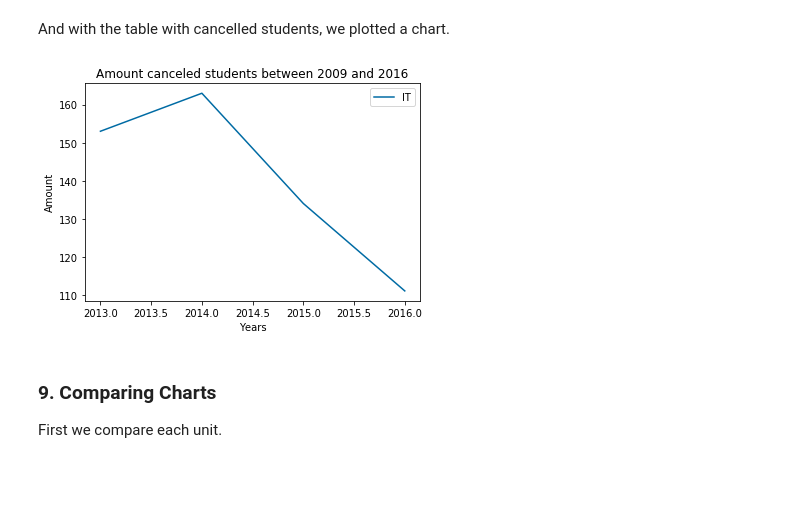
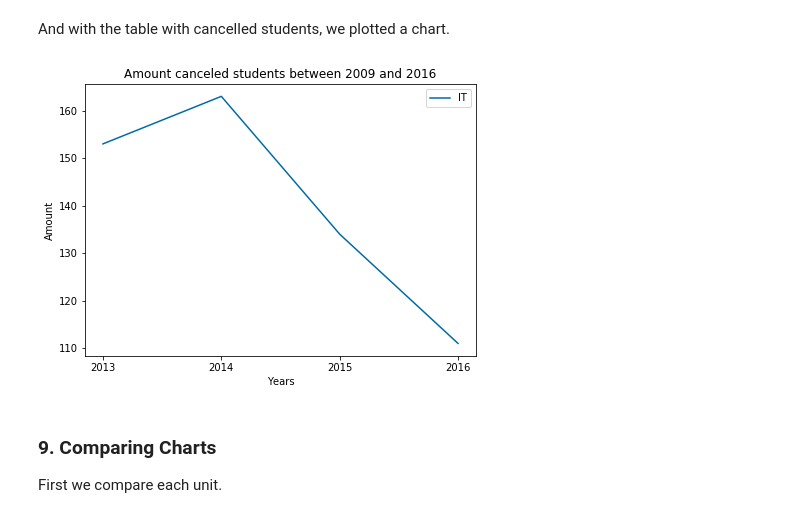
Before and after one commit to bigodel/UFRN-course-analysis, a Jupyter notebook: course_analysis.ipynb, the cells around one changed output. Cells and saved outputs as stored; diff of their text form; code cells hidden in the pictures; blank space fills up the shorter version.

```diff
--- a/course_analysis.ipynb
+++ b/course_analysis.ipynb
@@ -434,15 +436,17 @@ i
 # %% [markdown]
 And with the table with cancelled students, we plotted a chart.
 # %%
+plt.figure(figsize=(7, 5))
 plt.plot(i['ano_ingresso'],
          i['amount'], c=dark_blue, label='IT',)
 plt.legend(loc='best')
 plt.xlabel('Years')
 plt.ylabel('Amount')
+plt.xticks(i['ano_ingresso'].unique())
 plt.title('Amount canceled students between 2009 and 2016')
 plt.show()
 # %% [output]
-[figure, old version]
+[figure, new version]
 # %% [markdown]
 ### 9. Comparing Charts ##
 
```
Also changed, not shown: parts of 5 cells of this notebook.
